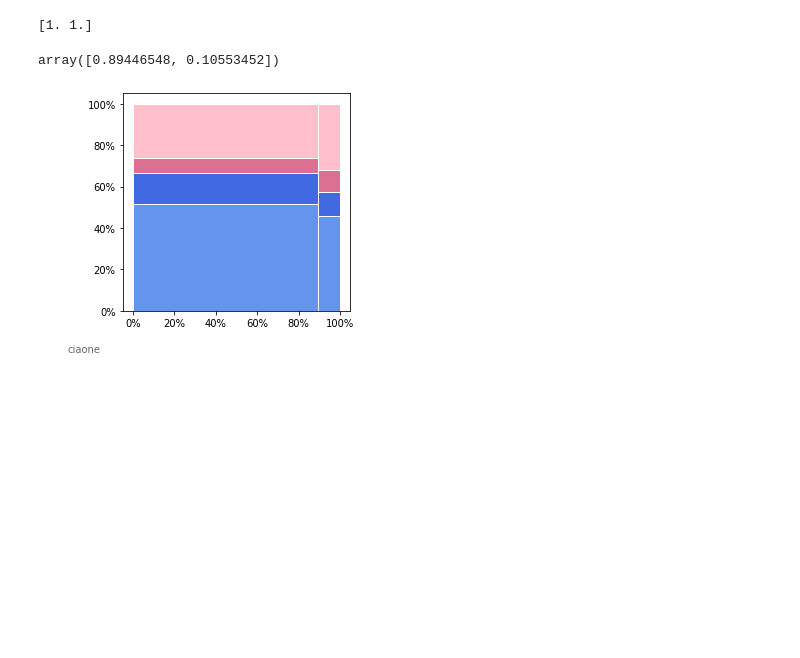
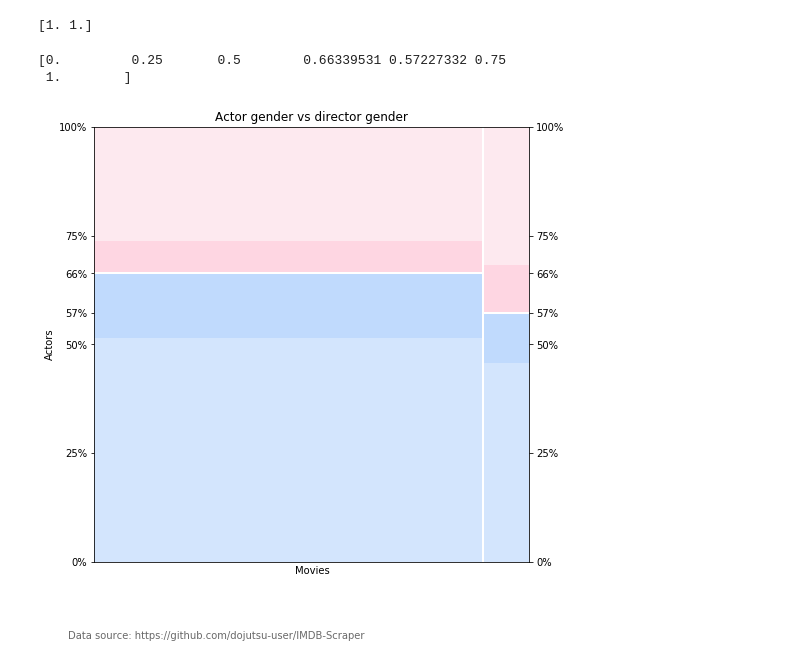
Before and after one commit to pindri/DV_exam, a Jupyter notebook: gender_notebook.ipynb, the cells around one changed output. Drawn from its saved outputs; the diff is of its cells as text; code cells hidden in the pictures; blank space fills up the shorter version.

```diff
--- a/gender_notebook.ipynb
+++ b/gender_notebook.ipynb
@@ -200,41 +200,57 @@ width_movies = np.array([width_movies[0]/sum(width_movies), width_movies[1]/sum(
 print(np_male + p_male + np_fem + p_fem)
 # %% [output]
 [1. 1.]
-# %%
-width_movies
-# %% [output]
-array([0.89446548, 0.10553452])
 # %%
 import matplotlib.ticker as mtick
 
-fig, ax = plt.subplots()
+fig, ax = plt.subplots(figsize = (8,8))
 
 ax.set_aspect('equal')
 
+ax.set_xlim([0,1])
+ax.set_xticklabels([])
+ax.set_xticks([], [])
+
+ax.set_ylim([0,1])
 ax.yaxis.set_major_formatter(mtick.PercentFormatter(1.0))
-ax.xaxis.set_major_formatter(mtick.PercentFormatter(1.0))
+ax.set_yticks([0, .25, .5, np_male[0] + p_male[0], np_male[1] + p_male[1], .75, 1])
+labels = ax.get_yticks()
+print(labels)
+# Right y axes.
+ax.tick_params(labelright = True, right = True)
+
 
 width = width_movies
 r = [width[0]/2, width[0] + width[1]/2]
 
-ax.bar(r, np_male, width = width, color = 'cornflowerblue', edgecolor = 'white', linewidth = 1)
-ax.bar(r, p_male, bottom = np_male, width = width, color = 'royalblue', edgecolor = 'white', linewidth = 1)
-ax.bar(r, p_fem, bottom = [i+j for i,j in zip(np_male, p_male)], width = width, color = 'palevioletred', edgecolor = 'white', linewidth = 1)
-ax.bar(r, np_fem, bottom = [i+j+k for i,j,k in zip(np_male, p_male, p_fem)], width = width, color = 'pink', edgecolor = 'white', linewidth = 1)
+ax.bar(r, np_male, width = width, color = '#D3E5FD', edgecolor = 'white', linewidth = 0)
+ax.bar(r, p_male, bottom = np_male, width = width, color = '#C0DAFD', edgecolor = 'white', linewidth = 0)
+ax.bar(r, p_fem, bottom = [i+j for i,j in zip(np_male, p_male)], width = width, color = '#FED6E2', edgecolor = 'white', linewidth = 0)
+ax.bar(r, np_fem, bottom = [i+j+k for i,j,k in zip(np_male, p_male, p_fem)], width = width, color = '#FDE9EF', edgecolor = 'white', linewidth = 0)
+
+# Lines to make it prettier.
+ax.axvline(x = width[0], color = 'white', linewidth = 2)
+ax.axhline(y = np_male[0] + p_male[0], xmax = width[0], color = 'white', linewidth = 2)
+ax.axhline(y = np_male[1] + p_male[1], xmin = width[0], color = 'white', linewidth = 2)
 
 # Titles and annotations.
 
-title = ""
+title = "Actor gender vs director gender"
+data_source = "Data source: https://github.com/dojutsu-user/IMDB-Scraper"
 
-
-ax.annotate("ciaone",
+ax.set_title(title)
+ax.set_xlabel("Movies")
+ax.set_ylabel("Actors")
+ax.annotate(data_source,
             color='dimgray',
             xy=(0, 0),
             xycoords='figure fraction',
             xytext=(30, 0),
             textcoords='offset points',
             ha='left', va='bottom')
-
+#ax.legend(['male non protagonist', 'male protagonist', 'female protagonist', 'female non protagonist'])
 plt.savefig("mekko.pdf")
 # %% [output]
+[0.         0.25       0.5        0.66339531 0.57227332 0.75
+ 1.        ]
-[figure, old version]
+[figure, new version]
```
Also changed, not shown: 1 other file.
